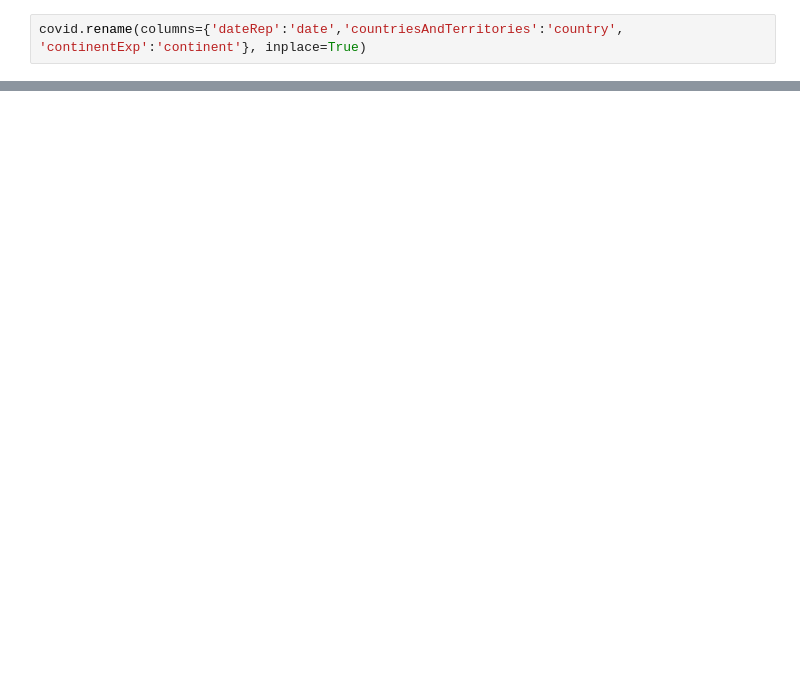
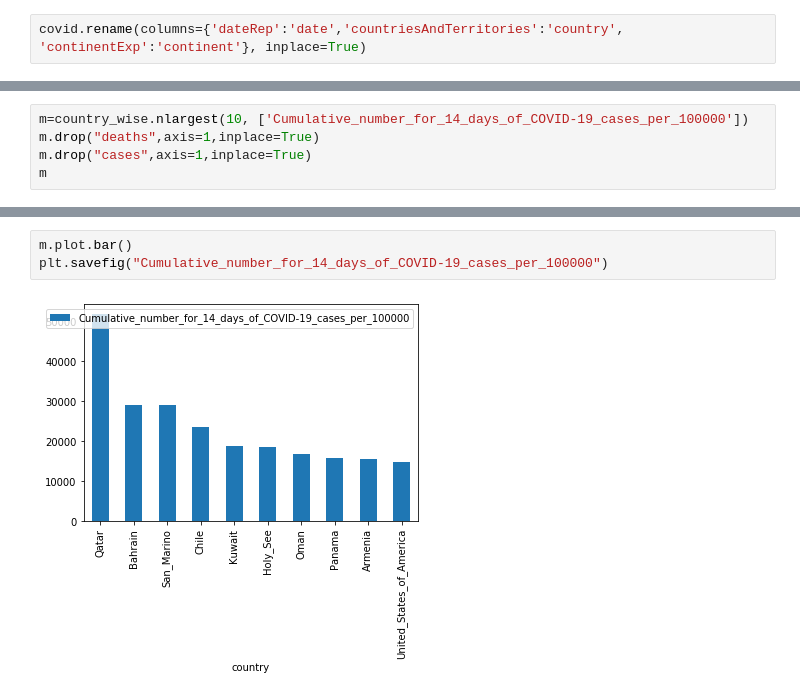
Before and after one commit to ramarav/Covid_World_Statistics, a Jupyter notebook: COVID-19.ipynb, the cells around one changed output, grey strips where cells are left out. Cells and saved outputs as stored; diff of their text form; blank space fills up the shorter version.

```diff
--- a/COVID-19.ipynb
+++ b/COVID-19.ipynb
@@ -158,0 +157,5 @@ plt.savefig("Top 10 countries in COVID-19 deaths.png")
+# %%
+m=country_wise.nlargest(10, ['Cumulative_number_for_14_days_of_COVID-19_cases_per_100000'])
+m.drop("deaths",axis=1,inplace=True)
+m.drop("cases",axis=1,inplace=True)
+m
@@ -158,0 +175,5 @@ plt.savefig("Top 10 countries in COVID-19 deaths.png")
+# %%
+m.plot.bar()
+plt.savefig("Cumulative_number_for_14_days_of_COVID-19_cases_per_100000")
+# %% [output]
+[figure, added]
```
Also changed, not shown: parts of 14 cells of this notebook.
